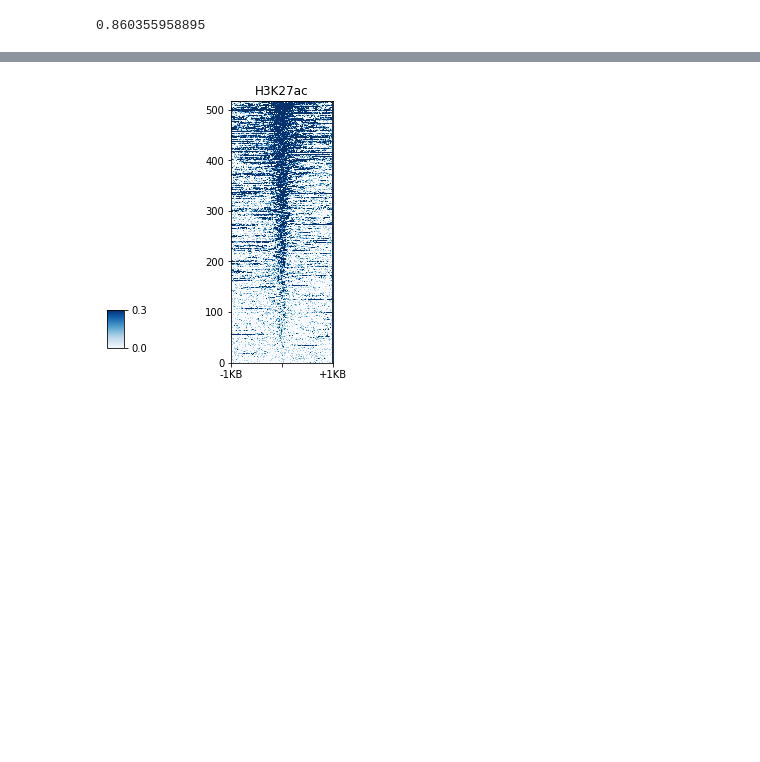
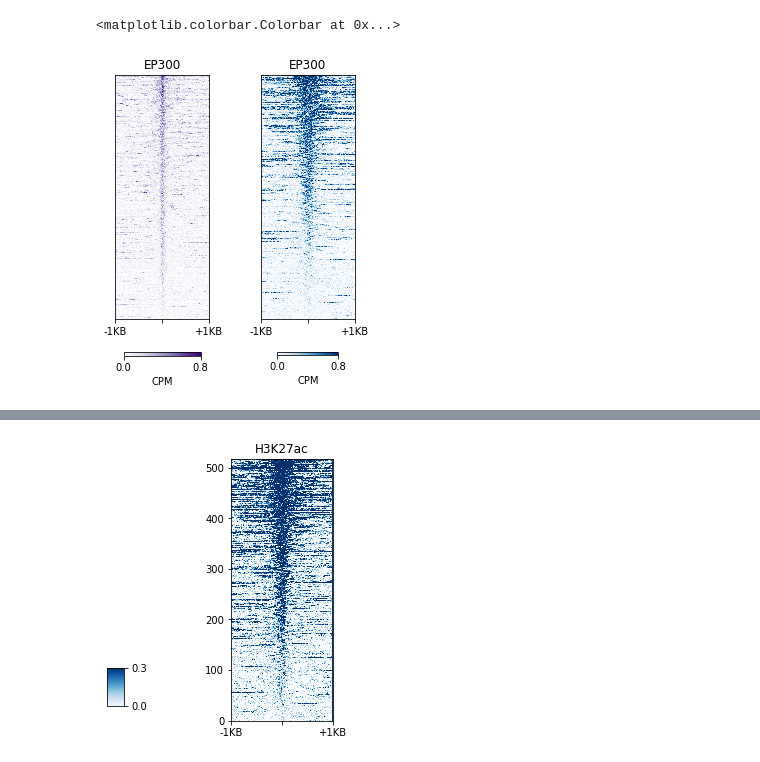
Before and after one commit to russellxie/Hon_Lab_Bioinfo_Class, a Jupyter notebook: Example1_Heatmap_for_ChIP-seq/Heatmap_plotting.ipynb, the cells around one changed output, grey strips where cells are left out. Drawn from its saved outputs; the diff is of its cells as text; code cells hidden in the pictures; blank space fills up the shorter version.

```diff
--- a/Example1_Heatmap_for_ChIP-seq/Heatmap_plotting.ipynb
+++ b/Example1_Heatmap_for_ChIP-seq/Heatmap_plotting.ipynb
@@ -58,8 +58,54 @@ for i in df.index:
     chrom, l, r = i.split('_')
     index_fix.append(chrom + ':' + l + '-' + r)
 df.index = index_fix
-# %%
-np.max(df.sort_values(by='EP300-1_sum')[p300_col].values)
-# %% [output]
-0.860355958895
+# %%
+fig = plt.figure(figsize=(8,6))
+gs = gridspec.GridSpec(nrows=1, ncols=17)
+
+#plot p300
+ax1 = fig.add_subplot(gs[:,0:5])
+p300_col = [i for i in df.columns if 'EP300-1_bin' in i]
+hm1 = ax1.imshow(df.sort_values(by='EP300-1_sum', ascending=True)[p300_col],
+                        origin='lower',
+                        cmap=plt.cm.Purples,
+                        vmin=0,
+                        vmax=0.8)
+
+xmin, xmax = ax1.get_xlim()
+ax1.set_xticks([xmin, (xmax-xmin)/2, xmax])
+ax1.set_xticklabels(['-1KB', '', '+1KB'])
+ax1.set_title('EP300')
+ax1.set_yticks([], [])
+
+plt.colorbar(hm1,
+            orientation='horizontal',
+            pad=0.1,
+            shrink=0.6,
+            ticks=[0,0.8],
+            label='CPM')
+
+#plot H3K27ac
+ax2 = fig.add_subplot(gs[:,6:10])
+p300_col = [i for i in df.columns if 'H3K27ac-1_bin' in i]
+hm2 = ax2.imshow(df.sort_values(by='H3K27ac-1_sum', ascending=True)[p300_col],
+                        origin='lower',
+                        cmap=plt.cm.Blues,
+                        vmin=0,
+                        vmax=0.8)
+
+xmin, xmax = ax2.get_xlim()
+ax2.set_xticks([xmin, (xmax-xmin)/2, xmax])
+ax2.set_xticklabels(['-1KB', '', '+1KB'])
+ax2.set_title('EP300')
+ax2.set_yticks([], [])
+
+plt.colorbar(hm2,
+            orientation='horizontal',
+            pad=0.1,
+            shrink=0.6,
+            ticks=[0,0.8],
+            label='CPM')
+# %% [output]
+<matplotlib.colorbar.Colorbar at 0x...>
+[figure, added]
 # %%
```
Also changed, not shown: parts of 2 cells of this notebook.
